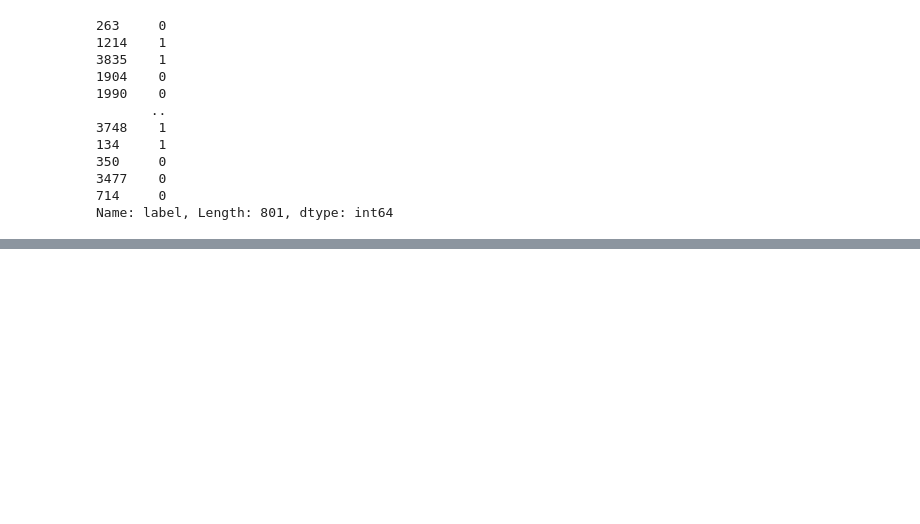
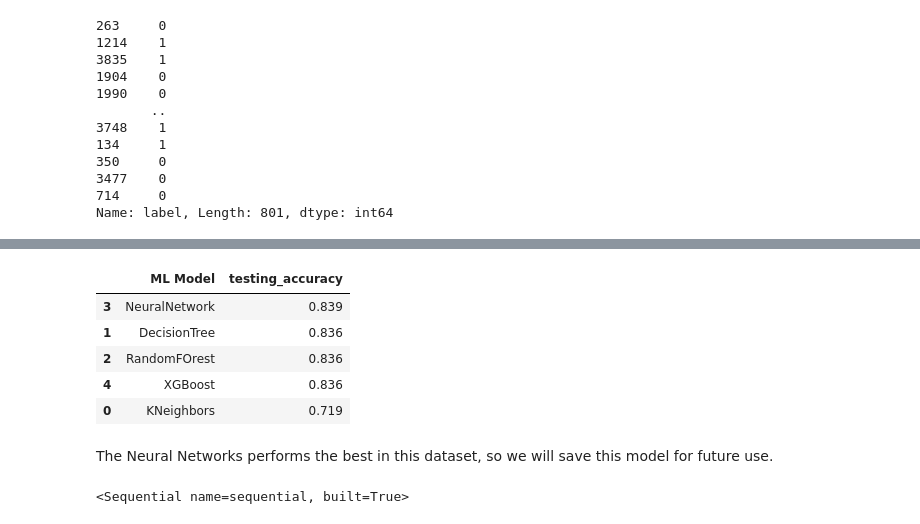
Before and after one commit to KavyaDalmia/Cyber_security_phishingURL_detector, a Jupyter notebook: Training model.ipynb, the cells around one changed output, grey strips where cells are left out. Drawn from its saved outputs; the diff is of its cells as text; code cells hidden in the pictures; blank space fills up the shorter version.

```diff
--- a/Training model.ipynb
+++ b/Training model.ipynb
@@ -224,0 +453,11 @@ def storeResults(model, a,b):
+# %%
+results.sort_values(by=['testing_accuracy'], ascending=False)
+# %% [output]
+|  | ML Model | testing_accuracy |
+| 3 | NeuralNetwork | 0.839 |
+| 1 | DecisionTree | 0.836 |
+| 2 | RandomFOrest | 0.836 |
+| 4 | XGBoost | 0.836 |
+| 0 | KNeighbors | 0.719 |
+# %% [markdown]
+The Neural Networks performs the best in this dataset, so we will save this model for future use.
@@ -224,0 +467,5 @@ def storeResults(model, a,b):
+# %%
+loaded_model = pickle.load(open("NeuralNetwrok.pickle.dat", "rb"))
+loaded_model
+# %% [output]
+<Sequential name=sequential, built=True>
```
Also changed, not shown: parts of 37 cells of this notebook, 1 other file.
